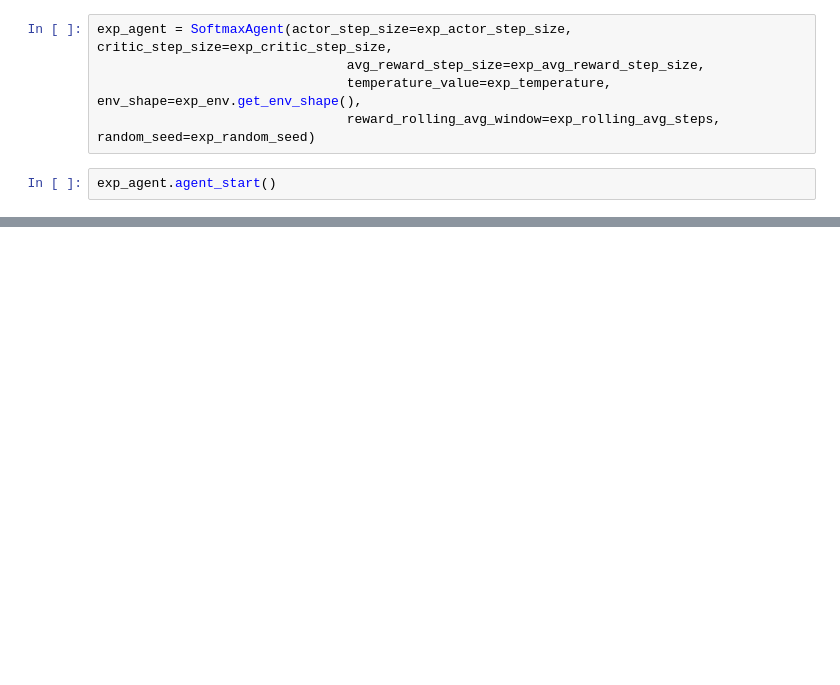
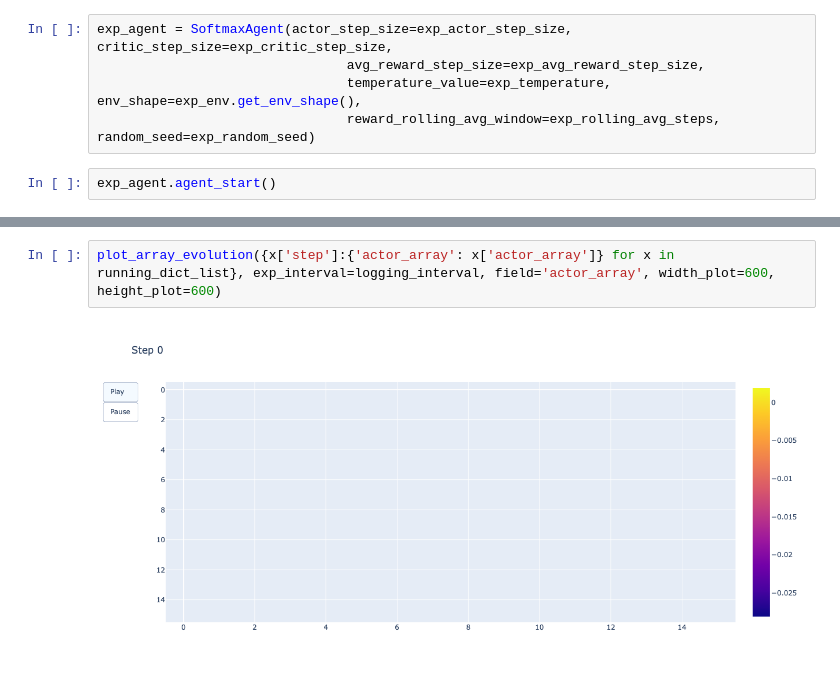
Before and after one commit to jogrady23/rl-solar, a Jupyter notebook: rl_agent/dev/softmax_actor_critic/agent_validation.ipynb, the cells around one changed output, grey strips where cells are left out. Saved outputs shown, nothing was run; the diff lists cells and outputs as text; blank space fills up the shorter version.

```diff
--- a/rl_agent/dev/softmax_actor_critic/agent_validation.ipynb
+++ b/rl_agent/dev/softmax_actor_critic/agent_validation.ipynb
@@ -341,0 +410,4 @@ Reward Tracking
+# %%
+plot_array_evolution({x['step']:{'actor_array': x['actor_array']} for x in running_dict_list}, exp_interval=logging_interval, field='actor_array', width_plot=600, height_plot=600)
+# %% [output]
+[figure, added]
```
Also changed, not shown: parts of 15 cells of this notebook, 2 other files.
